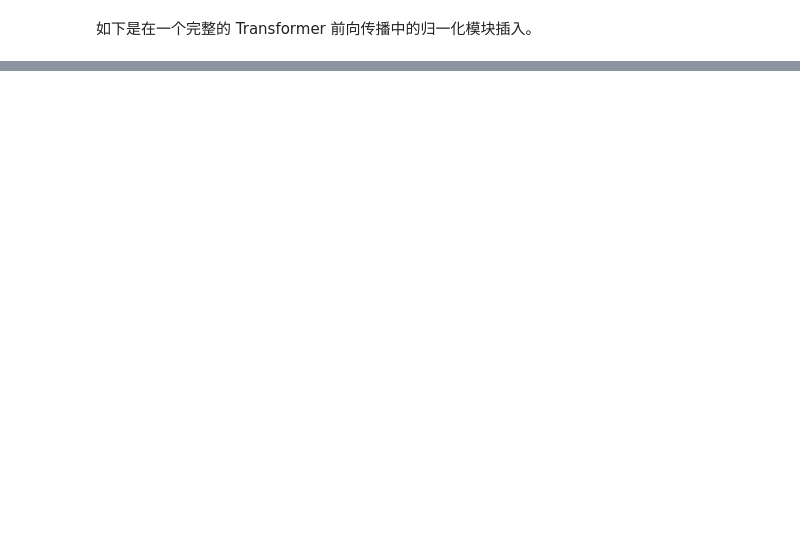
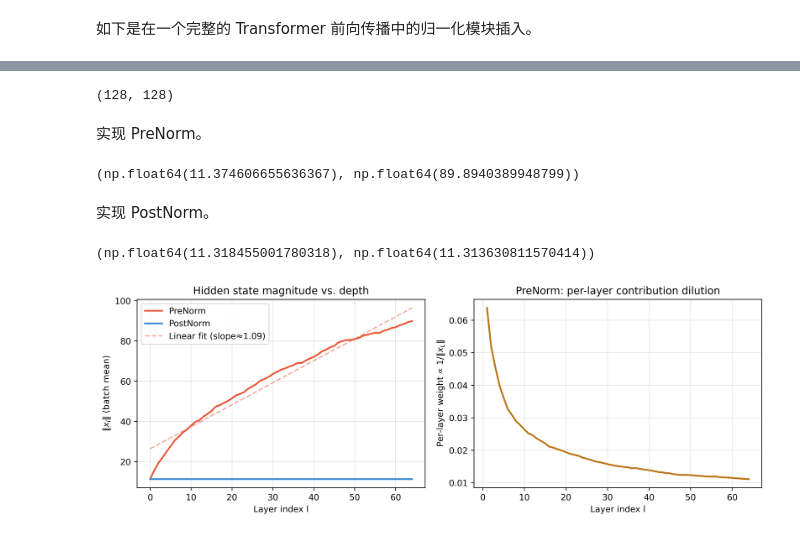
Before and after one commit to KLGR123/KLGR123.github.io, a Jupyter notebook: assets/jupyter/modern-arch/norm.ipynb, the cells around one changed output, grey strips where cells are left out. Drawn from its saved outputs; the diff is of its cells as text; code cells hidden in the pictures; blank space fills up the shorter version.

```diff
--- a/assets/jupyter/modern-arch/norm.ipynb
+++ b/assets/jupyter/modern-arch/norm.ipynb
@@ -224,0 +272,80 @@ Transformer Block output shape: torch.Size([4, 10, 16])
+# %%
+import numpy as np
+import matplotlib.pyplot as plt
+
+np.random.seed(42)
+d = 128
+L = 64
+batch = 8
+eps = 1e-5
+
+def layer_norm(x):
+    mean = x.mean(axis=-1, keepdims=True)
+    std  = x.std(axis=-1, keepdims=True)
+    return (x - mean) / (std + eps)
+
+def sublayer_F(x, W):
+    return x @ W
+
+def make_weight():
+    return np.random.randn(d, d) / np.sqrt(d)
+
+weights = [make_weight() for _ in range(L)]
+weights[0].shape
+# %% [output]
+(128, 128)
+# %% [markdown]
+实现 PreNorm。
+# %%
+x_pre = np.random.randn(batch, d)
+norms_pre = [np.linalg.norm(x_pre, axis=-1).mean()]
+
+for l in range(L):
+    x_pre = x_pre + sublayer_F(layer_norm(x_pre), weights[l])
+    norms_pre.append(np.linalg.norm(x_pre, axis=-1).mean())
+
+norms_pre[0], norms_pre[-1]
+# %% [output]
+(np.float64(11.374606655636367), np.float64(89.8940389948799))
+# %% [markdown]
+实现 PostNorm。
+# %%
+x_post = np.random.randn(batch, d)
+norms_post = [np.linalg.norm(x_post, axis=-1).mean()]
+
+for l in range(L):
+    x_post = layer_norm(x_post + sublayer_F(x_post, weights[l]))
+    norms_post.append(np.linalg.norm(x_post, axis=-1).mean())
+
+norms_post[0], norms_post[-1]
+# %% [output]
+(np.float64(11.318455001780318), np.float64(11.313630811570414))
+# %%
+layers = np.arange(L + 1)
+fig, axes = plt.subplots(1, 2, figsize=(11, 4))
+
+ax = axes[0]
+ax.plot(layers, norms_pre,  color='#E8593C', linewidth=2, label='PreNorm')
+ax.plot(layers, norms_post, color='#3B8BD4', linewidth=2, label='PostNorm')
+fit = np.polyfit(layers, norms_pre, 1)
+ax.plot(layers, np.polyval(fit, layers), '--', color='#E8593C', alpha=0.5,
+        label=f'Linear fit (slope≈{fit[0]:.2f})')
+ax.set_xlabel('Layer index l')
+ax.set_ylabel('$‖x_{l}‖$ (batch mean)')
+ax.set_title('Hidden state magnitude vs. depth')
+ax.legend()
+ax.grid(True, alpha=0.3)
+
+ax2 = axes[1]
+relative = [1.0 / (norms_pre[l+1] + 1e-8) for l in range(L)]
+ax2.plot(layers[1:], relative, color='#BA7517', linewidth=2)
+ax2.set_xlabel('Layer index l')
+ax2.set_ylabel('Per-layer weight ∝ $1 / ‖ x_{L} ‖$')
+ax2.set_title('PreNorm: per-layer contribution dilution')
+ax2.grid(True, alpha=0.3)
+
+plt.tight_layout()
+plt.gcf().set_dpi(400)
+plt.show()
+# %% [output]
+[figure, added]
```
Also changed, not shown: parts of 10 cells of this notebook, 1 other file.
